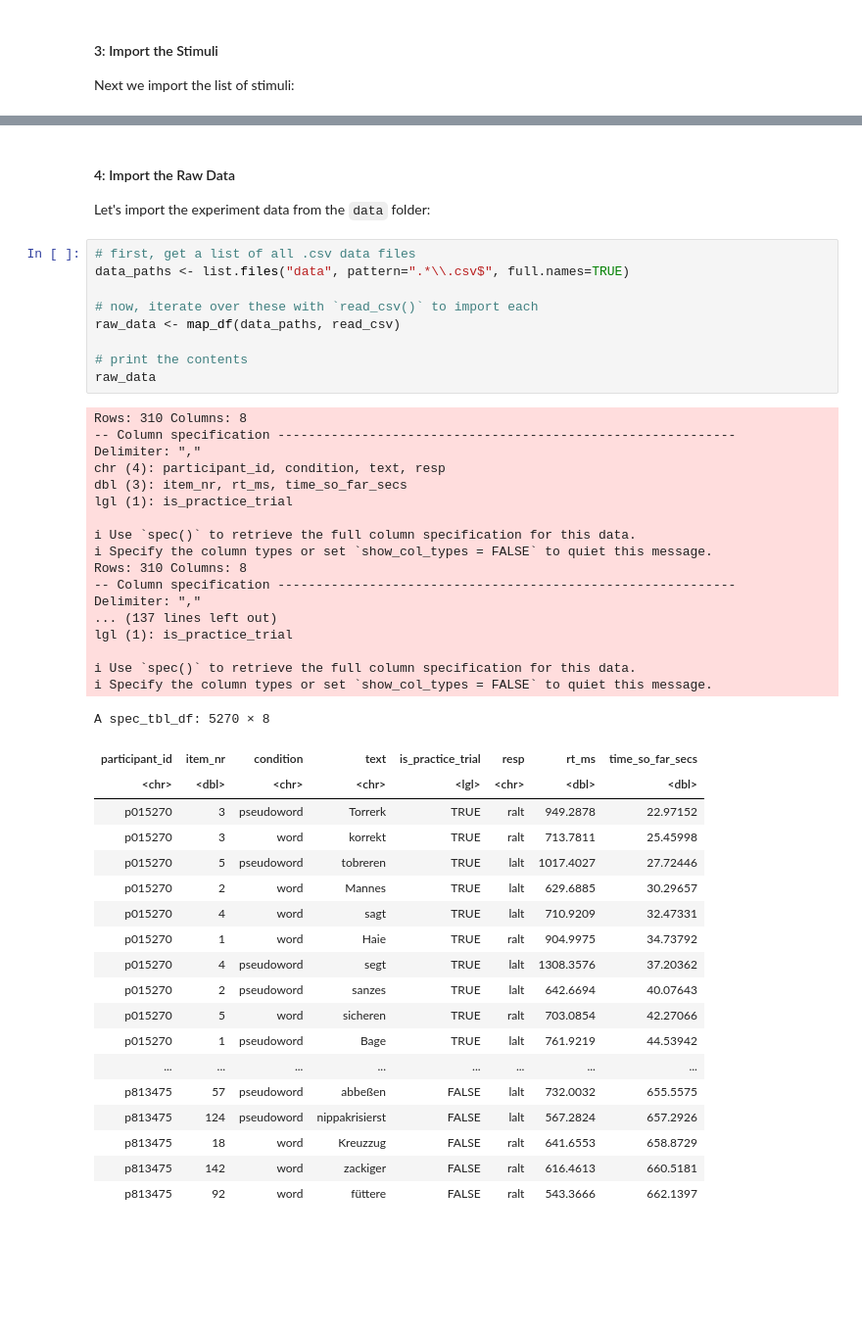
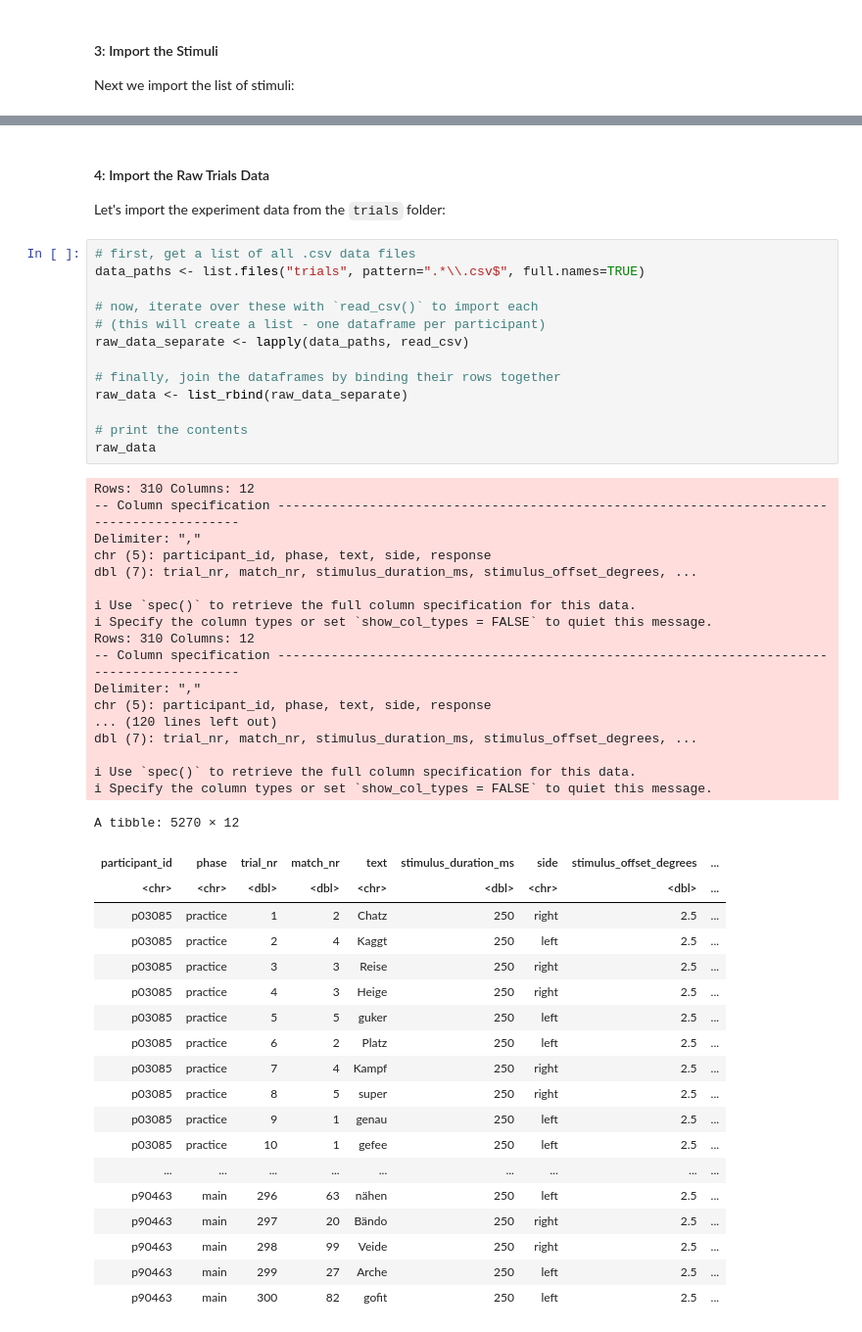
Before and after one commit to JackEdTaylor/expra-wise26, a Jupyter notebook: lecture/demo/demo_analyse.ipynb, the cells around one changed output, grey strips where cells are left out. Shown at 98% size. Saved outputs shown, nothing was run; the diff lists cells and outputs as text; blank space fills up the shorter version.

```diff
--- a/lecture/demo/demo_analyse.ipynb
+++ b/lecture/demo/demo_analyse.ipynb
@@ -191,53 +176,57 @@ https://doi.org/10.1177/096372141772752))
 # %% [markdown]
-#### 4: Import the Raw Data
+#### 4: Import the Raw Trials Data
 
-Let's import the experiment data from the `data` folder:
+Let's import the experiment data from the `trials` folder:
 # %%
 # first, get a list of all .csv data files
-data_paths <- list.files("data", pattern=".*\\.csv$", full.names=TRUE)
+data_paths <- list.files("trials", pattern=".*\\.csv$", full.names=TRUE)
 
 # now, iterate over these with `read_csv()` to import each
-raw_data <- map_df(data_paths, read_csv)
+# (this will create a list - one dataframe per participant)
+raw_data_separate <- lapply(data_paths, read_csv)
+
+# finally, join the dataframes by binding their rows together
+raw_data <- list_rbind(raw_data_separate)
 
 # print the contents
 raw_data
 # %% [output]
-Rows: 310 Columns: 8
--- Column specification ------------------------------------------------------------
+Rows: 310 Columns: 12
+-- Column specification -------------------------------------------------------------------------------------------
 Delimiter: ","
-chr (4): participant_id, condition, text, resp
-dbl (3): item_nr, rt_ms, time_so_far_secs
-lgl (1): is_practice_trial
+chr (5): participant_id, phase, text, side, response
+dbl (7): trial_nr, match_nr, stimulus_duration_ms, stimulus_offset_degrees, ...
 
 i Use `spec()` to retrieve the full column specification for this data.
 i Specify the column types or set `show_col_types = FALSE` to quiet this message.
-Rows: 310 Columns: 8
--- Column specification ------------------------------------------------------------
+Rows: 310 Columns: 12
+-- Column specification -------------------------------------------------------------------------------------------
 Delimiter: ","
-... (137 lines left out)
-lgl (1): is_practice_trial
+chr (5): participant_id, phase, text, side, response
+... (120 lines left out)
+dbl (7): trial_nr, match_nr, stimulus_duration_ms, stimulus_offset_degrees, ...
 
 i Use `spec()` to retrieve the full column specification for this data.
 i Specify the column types or set `show_col_types = FALSE` to quiet this message.
-A spec_tbl_df: 5270 × 8
+A tibble: 5270 × 12
-| participant_id | item_nr | condition | text | is_practice_trial | resp | rt_ms | time_so_far_secs |
-| <chr> | <dbl> | <chr> | <chr> | <lgl> | <chr> | <dbl> | <dbl> |
-| p015270 | 3 | pseudoword | Torrerk | TRUE | ralt | 949.2878 | 22.97152 |
-| p015270 | 3 | word | korrekt | TRUE | ralt | 713.7811 | 25.45998 |
-| p015270 | 5 | pseudoword | tobreren | TRUE | lalt | 1017.4027 | 27.72446 |
-| p015270 | 2 | word | Mannes | TRUE | lalt | 629.6885 | 30.29657 |
-| p015270 | 4 | word | sagt | TRUE | lalt | 710.9209 | 32.47331 |
-| p015270 | 1 | word | Haie | TRUE | ralt | 904.9975 | 34.73792 |
-| p015270 | 4 | pseudoword | segt | TRUE | lalt | 1308.3576 | 37.20362 |
-| p015270 | 2 | pseudoword | sanzes | TRUE | lalt | 642.6694 | 40.07643 |
-| p015270 | 5 | word | sicheren | TRUE | ralt | 703.0854 | 42.27066 |
-| p015270 | 1 | pseudoword | Bage | TRUE | lalt | 761.9219 | 44.53942 |
-| ... | ... | ... | ... | ... | ... | ... | ... |
-| p813475 | 57 | pseudoword | abbeßen | FALSE | lalt | 732.0032 | 655.5575 |
-| p813475 | 124 | pseudoword | nippakrisierst | FALSE | lalt | 567.2824 | 657.2926 |
-| p813475 | 18 | word | Kreuzzug | FALSE | ralt | 641.6553 | 658.8729 |
-| p813475 | 142 | word | zackiger | FALSE | ralt | 616.4613 | 660.5181 |
-| p813475 | 92 | word | füttere | FALSE | ralt | 543.3666 | 662.1397 |
+| participant_id | phase | trial_nr | match_nr | text | stimulus_duration_ms | side | stimulus_offset_degrees | ... |
+| <chr> | <chr> | <dbl> | <dbl> | <chr> | <dbl> | <chr> | <dbl> | ... |
+| p03085 | practice | 1 | 2 | Chatz | 250 | right | 2.5 | ... |
+| p03085 | practice | 2 | 4 | Kaggt | 250 | left | 2.5 | ... |
+| p03085 | practice | 3 | 3 | Reise | 250 | right | 2.5 | ... |
+| p03085 | practice | 4 | 3 | Heige | 250 | right | 2.5 | ... |
+| p03085 | practice | 5 | 5 | guker | 250 | left | 2.5 | ... |
+| p03085 | practice | 6 | 2 | Platz | 250 | left | 2.5 | ... |
+| p03085 | practice | 7 | 4 | Kampf | 250 | right | 2.5 | ... |
+| p03085 | practice | 8 | 5 | super | 250 | right | 2.5 | ... |
+| p03085 | practice | 9 | 1 | genau | 250 | left | 2.5 | ... |
+| p03085 | practice | 10 | 1 | gefee | 250 | left | 2.5 | ... |
+| ... | ... | ... | ... | ... | ... | ... | ... | ... |
+| p90463 | main | 296 | 63 | nähen | 250 | left | 2.5 | ... |
+| p90463 | main | 297 | 20 | Bändo | 250 | right | 2.5 | ... |
+| p90463 | main | 298 | 99 | Veide | 250 | right | 2.5 | ... |
+| p90463 | main | 299 | 27 | Arche | 250 | left | 2.5 | ... |
+| p90463 | main | 300 | 82 | gofit | 250 | left | 2.5 | ... |
 # %%
 raw_data |> print()
 # %% [output]
```
Also changed, not shown: parts of 61 cells of this notebook, 38 other files.
